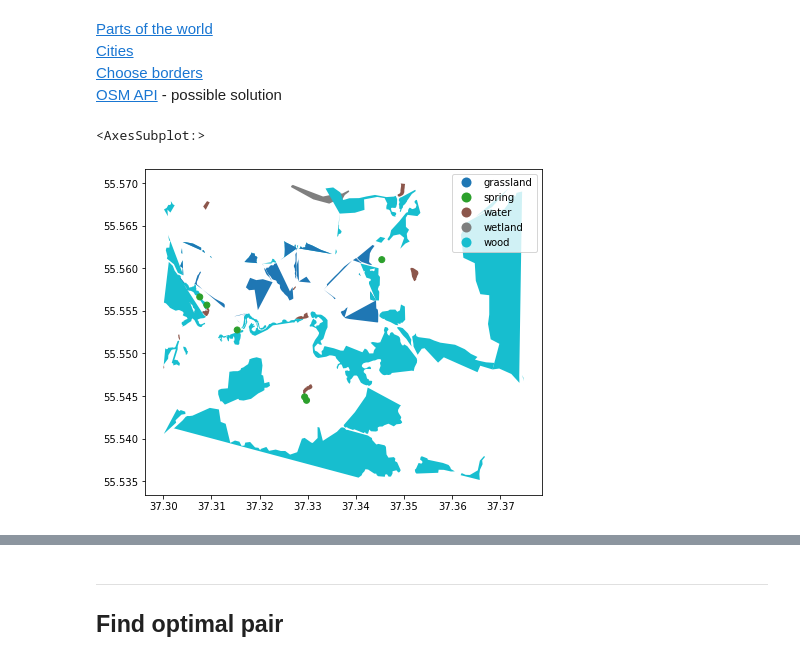
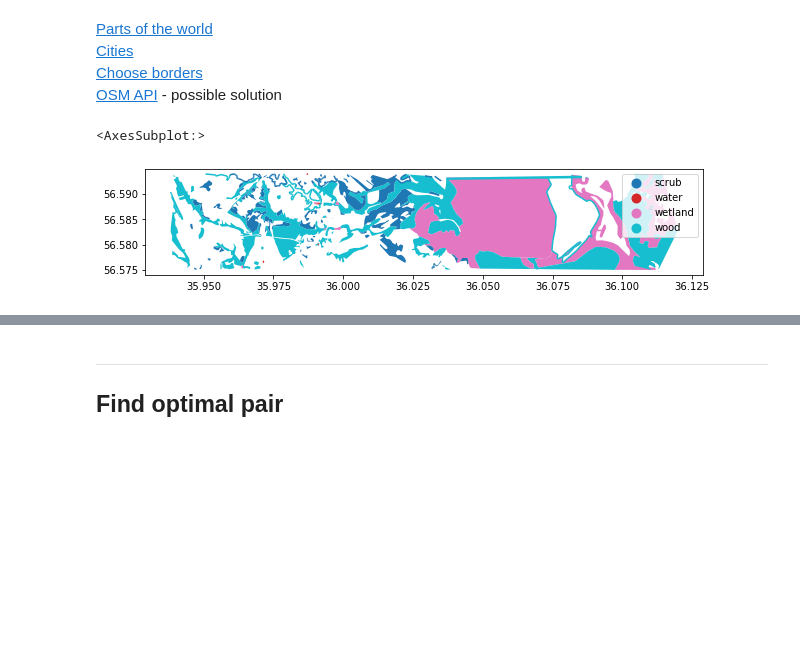
Before and after one commit to Denikozub/Offroad-routing-engine, a Jupyter notebook: Graph.ipynb, the cells around one changed output, grey strips where cells are left out. Saved outputs shown, nothing was run; the diff lists cells and outputs as text; code cells hidden in the pictures; blank space fills up the shorter version.

```diff
--- a/Graph.ipynb
+++ b/Graph.ipynb
@@ -46,15 +46,15 @@ maxy = 55.57
 bbox_width = maxx - minx
 bbox_length = maxy - miny
 # %%
-osm = OSM("maps/valuevo.osm.pbf", bounding_box=[minx, miny, maxx, maxy])
+osm = OSM("maps/kozlovo.osm.pbf", bounding_box=[35.9, 56.575, 36.12, 56.6])#, bounding_box=[minx, miny, maxx, maxy])
 # custom_filter = {"natural" : True}
 # natural = osm.get_data_by_custom_criteria(custom_filter = custom_filter, keep_nodes = True)
 natural = osm.get_natural(extra_attributes=['nodes'])
 natural.plot(column='natural', legend=True, figsize=(10,6))
 # print("\nAdditional attributes in the 'tags': \n", natural.tags.unique())
 # %% [output]
 <AxesSubplot:>
-[figure, old version]
+[figure, new version]
 # %%
 natural.tail(2)
 # %% [output]
```
Also changed, not shown: parts of 25 cells of this notebook, 1 other file.
